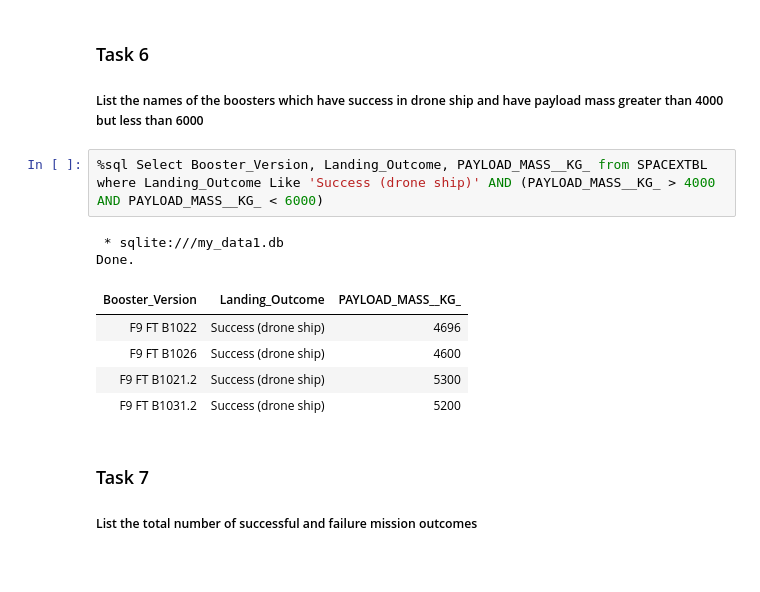
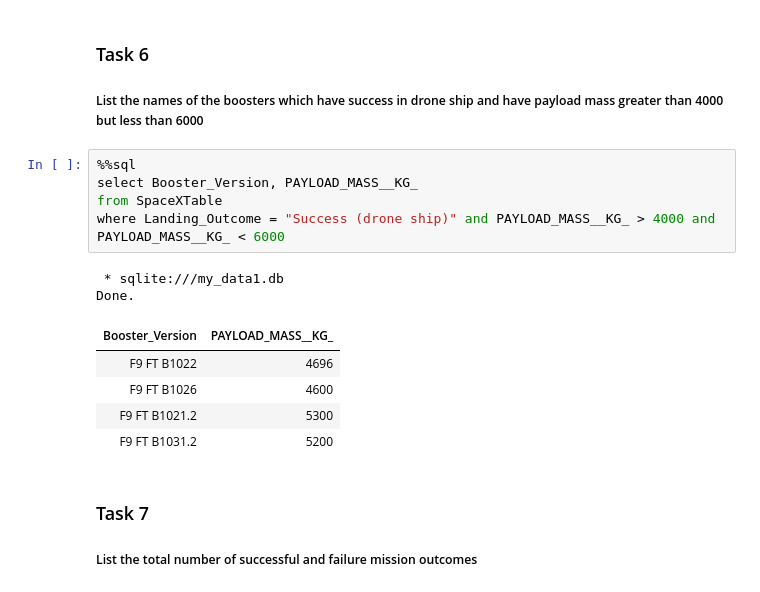
Before and after one commit to FiestaMauMau/Applied_Data_Science_Final, a Jupyter notebook: 2.1_EDA_SQL.ipynb, the cells around one changed output. Saved outputs shown, nothing was run; the diff lists cells and outputs as text.

```diff
--- a/2.1_EDA_SQL.ipynb
+++ b/2.1_EDA_SQL.ipynb
@@ -206,15 +232,18 @@ Done.
 
 ##### List the names of the boosters which have success in drone ship and have payload mass greater than 4000 but less than 6000
 # %%
-%sql Select Booster_Version, Landing_Outcome, PAYLOAD_MASS__KG_ from SPACEXTBL where Landing_Outcome Like 'Success (drone ship)' AND (PAYLOAD_MASS__KG_ > 4000 AND PAYLOAD_MASS__KG_ < 6000)
+%%sql
+select Booster_Version, PAYLOAD_MASS__KG_
+from SpaceXTable
+where Landing_Outcome = "Success (drone ship)" and PAYLOAD_MASS__KG_ > 4000 and PAYLOAD_MASS__KG_ < 6000
 # %% [output]
  * sqlite:///my_data1.db
 Done.
-| Booster_Version | Landing_Outcome | PAYLOAD_MASS__KG_ |
-| F9 FT B1022 | Success (drone ship) | 4696 |
-| F9 FT B1026 | Success (drone ship) | 4600 |
-| F9 FT B1021.2 | Success (drone ship) | 5300 |
-| F9 FT B1031.2 | Success (drone ship) | 5200 |
+| Booster_Version | PAYLOAD_MASS__KG_ |
+| F9 FT B1022 | 4696 |
+| F9 FT B1026 | 4600 |
+| F9 FT B1021.2 | 5300 |
+| F9 FT B1031.2 | 5200 |
 # %% [markdown]
 ### Task 7
 
```
Also changed, not shown: parts of 18 cells of this notebook.
